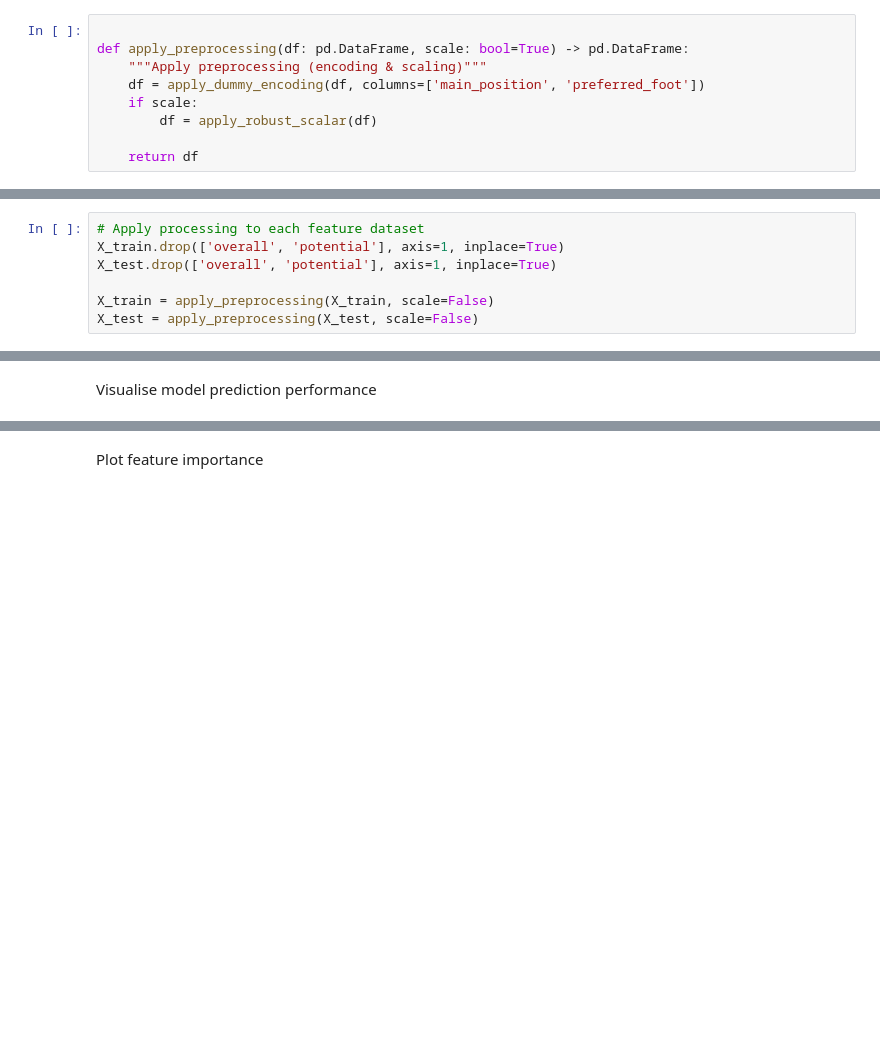
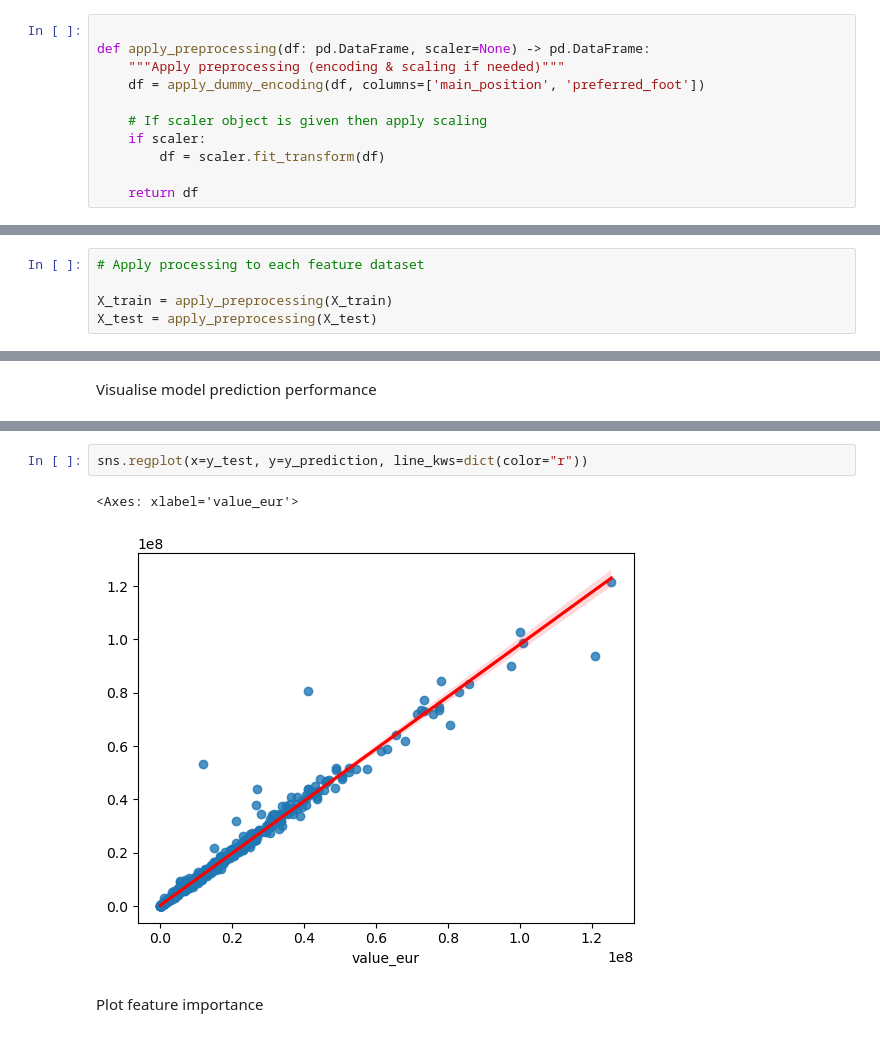
Before and after one commit to ish10k/footballer-wage-prediction, a Jupyter notebook: RandomForestRegressor.ipynb, the cells around one changed output, grey strips where cells are left out. Drawn from its saved outputs; the diff is of its cells as text; blank space fills up the shorter version.

```diff
--- a/RandomForestRegressor.ipynb
+++ b/RandomForestRegressor.ipynb
@@ -650,10 +661,12 @@ def apply_robust_scalar(df: pd.DataFrame) -> np.ndarray:
 Function to combine both preprocesing
 # %%
 
-def apply_preprocessing(df: pd.DataFrame, scale: bool=True) -> pd.DataFrame:
-    """Apply preprocessing (encoding & scaling)"""
+def apply_preprocessing(df: pd.DataFrame, scaler=None) -> pd.DataFrame:
+    """Apply preprocessing (encoding & scaling if needed)"""
     df = apply_dummy_encoding(df, columns=['main_position', 'preferred_foot'])
-    if scale:
-        df = apply_robust_scalar(df)
+
+    # If scaler object is given then apply scaling
+    if scaler:
+        df = scaler.fit_transform(df)
 
     return df
@@ -662,7 +675,5 @@ Export final processed dataframes as csv
 # %%
 # Apply processing to each feature dataset
-X_train.drop(['overall', 'potential'], axis=1, inplace=True)
-X_test.drop(['overall', 'potential'], axis=1, inplace=True)
 
-X_train = apply_preprocessing(X_train, scale=False)
-X_test = apply_preprocessing(X_test, scale=False)
+X_train = apply_preprocessing(X_train)
+X_test = apply_preprocessing(X_test)
@@ -750,3 +808,8 @@ sns.scatterplot(x=y_test, y=y_prediction)
+# %%
+sns.regplot(x=y_test, y=y_prediction, line_kws=dict(color="r"))
+# %% [output]
+<Axes: xlabel='value_eur'>
+[figure, added]
 # %% [markdown]
 Plot feature importance
 # %%
```
Also changed, not shown: parts of 31 cells of this notebook, 2 other files.
